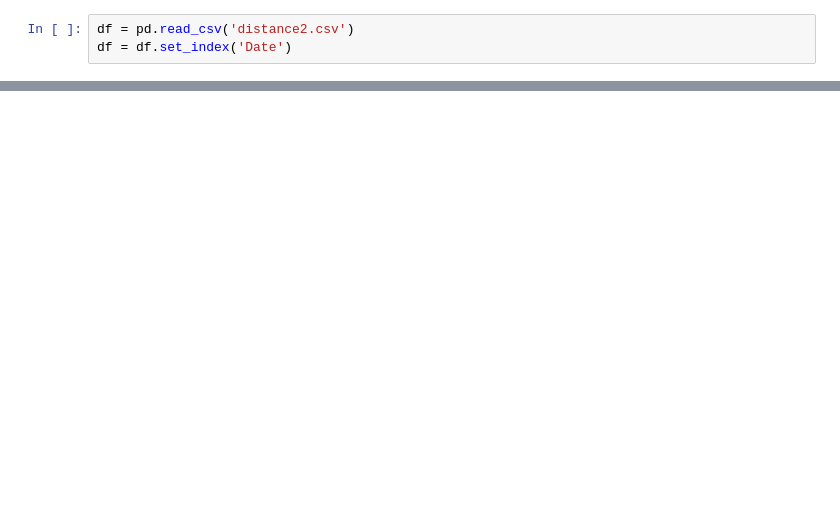
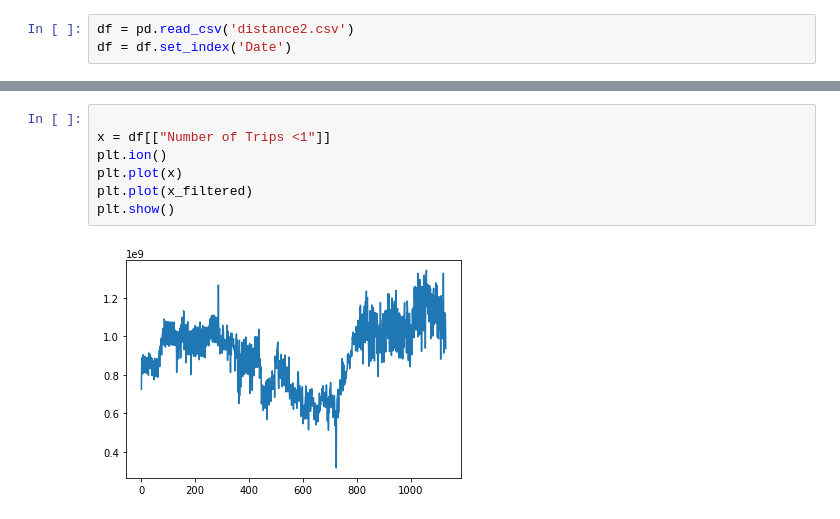
Before and after one commit to atowey-uchi/CAPP30239_FA22, a Jupyter notebook: FINAL/Data Cleaning/Distance.ipynb, the cells around one changed output, grey strips where cells are left out. Saved outputs shown, nothing was run; the diff lists cells and outputs as text; blank space fills up the shorter version.

```diff
--- a/FINAL/Data Cleaning/Distance.ipynb
+++ b/FINAL/Data Cleaning/Distance.ipynb
@@ -23,0 +26,9 @@ df
+# %%
+
+x = df[["Number of Trips <1"]]
+plt.ion()
+plt.plot(x)
+plt.plot(x_filtered)
+plt.show()
+# %% [output]
+[figure, added]
```
Also changed, not shown: parts of 8 cells of this notebook, 10 other files.
